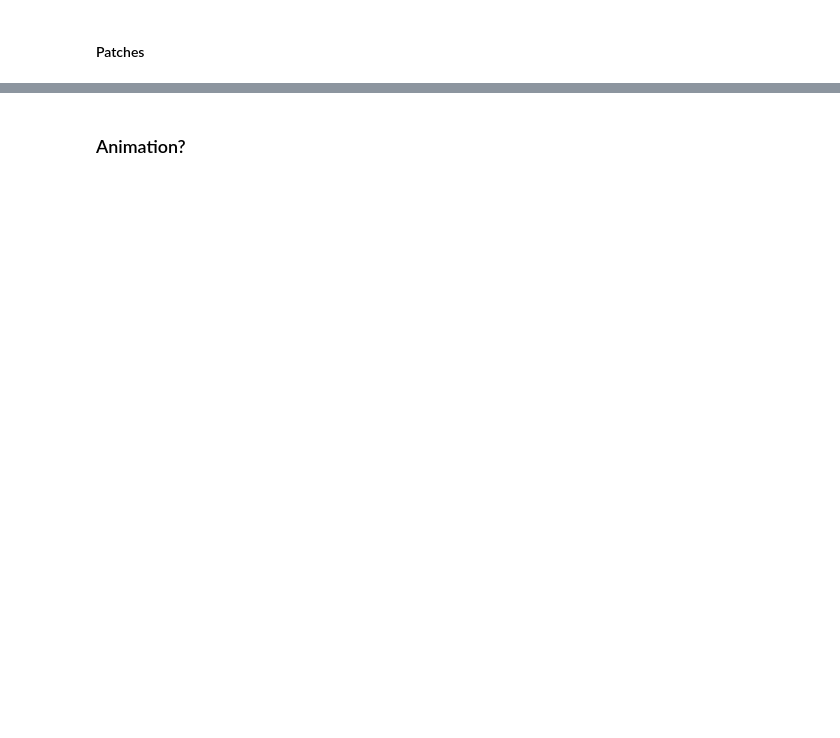
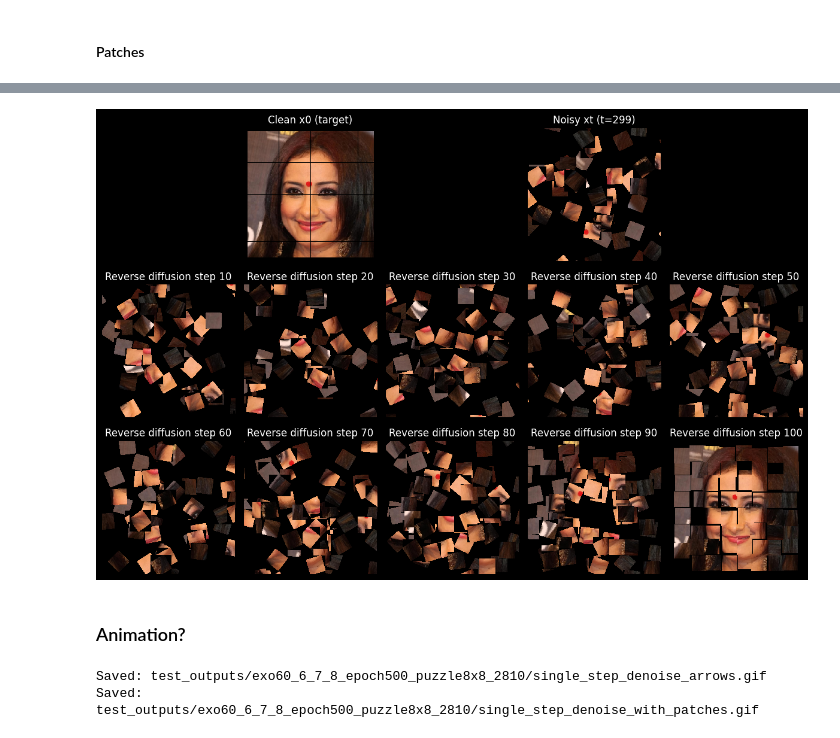
Before and after one commit to silviasuhu/deep-learning-puzzle-project, a Jupyter notebook: inference_visualization.ipynb, the cells around one changed output, grey strips where cells are left out. Cells and saved outputs as stored; diff of their text form; code cells hidden in the pictures; blank space fills up the shorter version.

```diff
--- a/inference_visualization.ipynb
+++ b/inference_visualization.ipynb
@@ -690,10 +763,12 @@ show_triptych_exact(
 # %%
 plot_step = len(traj) // 10 # Plot 10% of the trajectory step-wise
 show_denoising_exact(
     sample.patches, traj, steps,
     t=time,
-    unrotate_input_k=None  # set to None if not using Puzzle_Dataset_ROT
-)
+    unrotate_input_k=None,  # set to None if not using Puzzle_Dataset_ROT
+    out_path=output_directory)
+# %% [output]
+[figure, added]
 # %% [markdown]
 ### Animation?
 # %%
@@ -702,6 +777,7 @@ gif_path = make_single_step_denoise_gif(
     x_noisy.detach().cpu(),
     x0_hat.detach().cpu(),
     t_value=int(t[0].item()),
+    out_path=f"{output_directory}/single_step_denoise_arrows.gif"
 )
 print("Saved:", gif_path)
 gif_path = make_single_step_denoise_gif_with_patches(
@@ -710,9 +786,13 @@ gif_path = make_single_step_denoise_gif_with_patches(
     x_noisy=x_noisy.detach().cpu(),
     x0_hat=x0_hat.detach().cpu(),
     t_value=int(t[0].item()),
+    out_path=f"{output_directory}/single_step_denoise_with_patches.gif",
     # unrotate_input_k=sample_viz.rot_index.detach().cpu()  # optional
 )
 print("Saved:", gif_path)
+# %% [output]
+Saved: test_outputs/exo60_6_7_8_epoch500_puzzle8x8_2810/single_step_denoise_arrows.gif
+Saved: test_outputs/exo60_6_7_8_epoch500_puzzle8x8_2810/single_step_denoise_with_patches.gif
 # %%
 gif_path = make_denoise_gif_traj(
     x_start=x_start.detach().cpu(),
```
Also changed, not shown: parts of 16 cells of this notebook, 2 other files.
